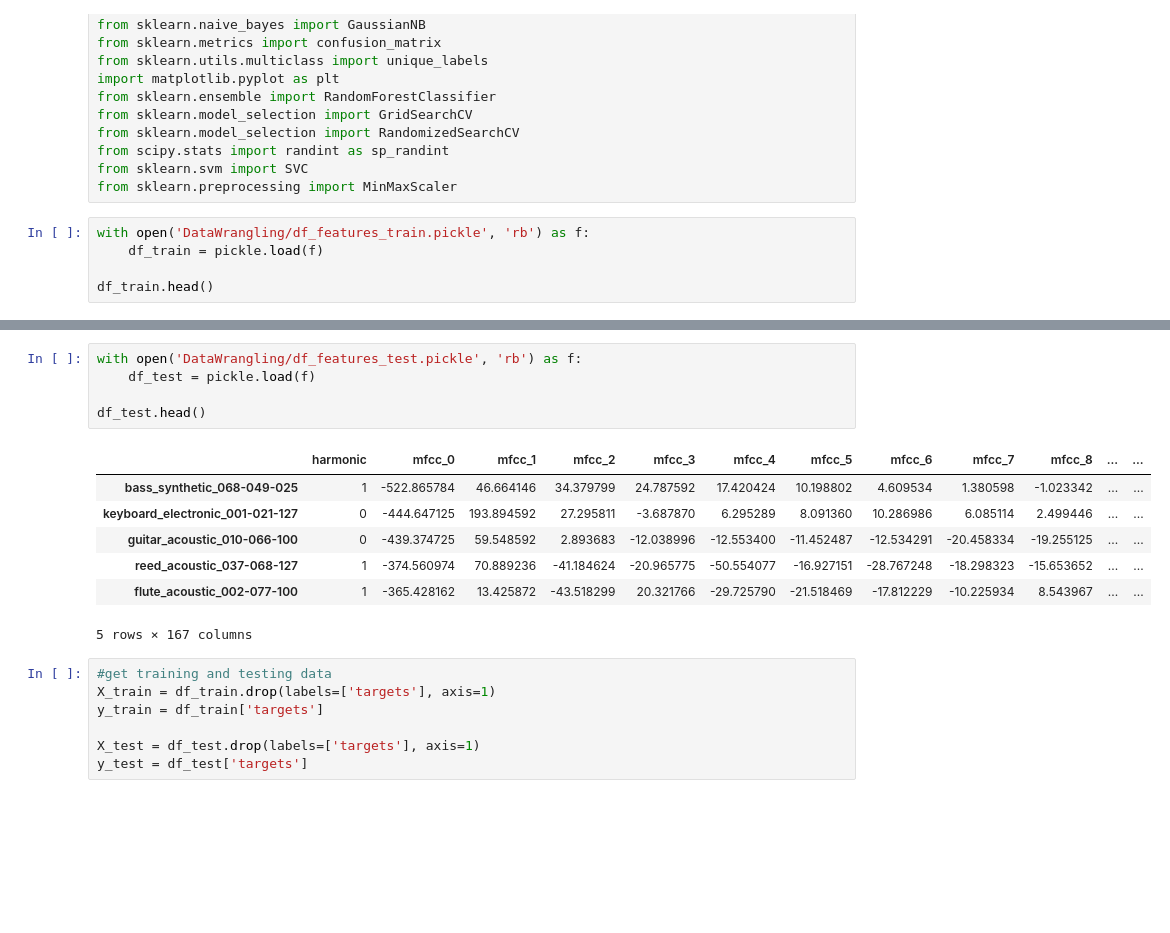
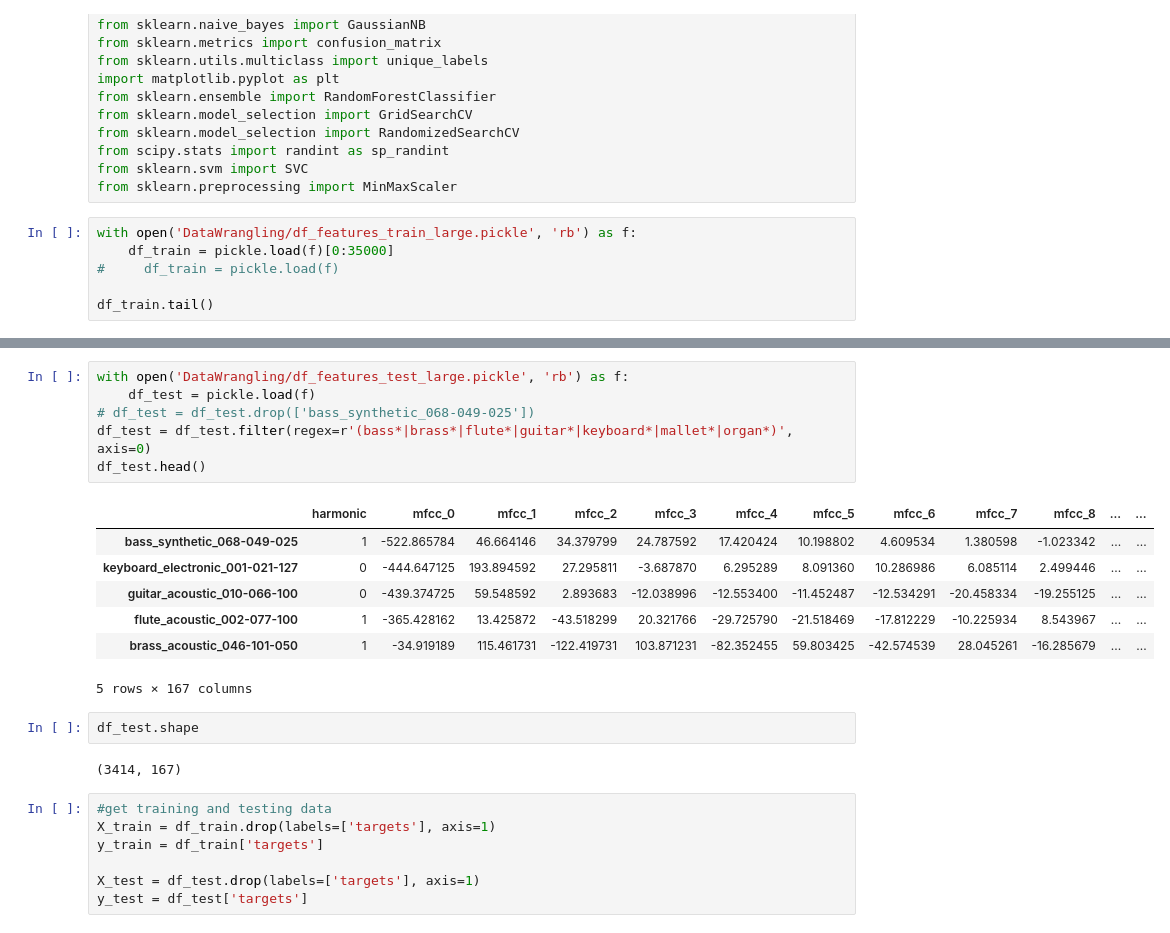
Before and after one commit to mariechu3/CS229Nsynth, a Jupyter notebook: SupervisedLearning.ipynb, the cells around one changed output, grey strips where cells are left out. Saved outputs shown, nothing was run; the diff lists cells and outputs as text; blank space fills up the shorter version.

```diff
--- a/SupervisedLearning.ipynb
+++ b/SupervisedLearning.ipynb
@@ -14,9 +14,10 @@ from scipy.stats import randint as sp_randint
 from sklearn.svm import SVC
 from sklearn.preprocessing import MinMaxScaler
 # %%
-with open('DataWrangling/df_features_train.pickle', 'rb') as f:
-    df_train = pickle.load(f)
+with open('DataWrangling/df_features_train_large.pickle', 'rb') as f:
+    df_train = pickle.load(f)[0:35000]
+#     df_train = pickle.load(f)
 
-df_train.head()
+df_train.tail()
 # %% [output]
 |  | harmonic | mfcc_0 | mfcc_1 | mfcc_2 | mfcc_3 | mfcc_4 | mfcc_5 | mfcc_6 | mfcc_7 | mfcc_8 | ... | ... |
@@ -33,16 +34,21 @@ df_train.shape
 # %%
-with open('DataWrangling/df_features_test.pickle', 'rb') as f:
+with open('DataWrangling/df_features_test_large.pickle', 'rb') as f:
     df_test = pickle.load(f)
-
+# df_test = df_test.drop(['bass_synthetic_068-049-025'])
+df_test = df_test.filter(regex=r'(bass*|brass*|flute*|guitar*|keyboard*|mallet*|organ*)', axis=0)
 df_test.head()
 # %% [output]
 |  | harmonic | mfcc_0 | mfcc_1 | mfcc_2 | mfcc_3 | mfcc_4 | mfcc_5 | mfcc_6 | mfcc_7 | mfcc_8 | ... | ... |
 | bass_synthetic_068-049-025 | 1 | -522.865784 | 46.664146 | 34.379799 | 24.787592 | 17.420424 | 10.198802 | 4.609534 | 1.380598 | -1.023342 | ... | ... |
 | keyboard_electronic_001-021-127 | 0 | -444.647125 | 193.894592 | 27.295811 | -3.687870 | 6.295289 | 8.091360 | 10.286986 | 6.085114 | 2.499446 | ... | ... |
 | guitar_acoustic_010-066-100 | 0 | -439.374725 | 59.548592 | 2.893683 | -12.038996 | -12.553400 | -11.452487 | -12.534291 | -20.458334 | -19.255125 | ... | ... |
-| reed_acoustic_037-068-127 | 1 | -374.560974 | 70.889236 | -41.184624 | -20.965775 | -50.554077 | -16.927151 | -28.767248 | -18.298323 | -15.653652 | ... | ... |
 | flute_acoustic_002-077-100 | 1 | -365.428162 | 13.425872 | -43.518299 | 20.321766 | -29.725790 | -21.518469 | -17.812229 | -10.225934 | 8.543967 | ... | ... |
+| brass_acoustic_046-101-050 | 1 | -34.919189 | 115.461731 | -122.419731 | 103.871231 | -82.352455 | 59.803425 | -42.574539 | 28.045261 | -16.285679 | ... | ... |
 5 rows × 167 columns
+# %%
+df_test.shape
+# %% [output]
+(3414, 167)
 # %%
 #get training and testing data
 X_train = df_train.drop(labels=['targets'], axis=1)
```
Also changed, not shown: parts of 12 cells of this notebook, 16 other files.
